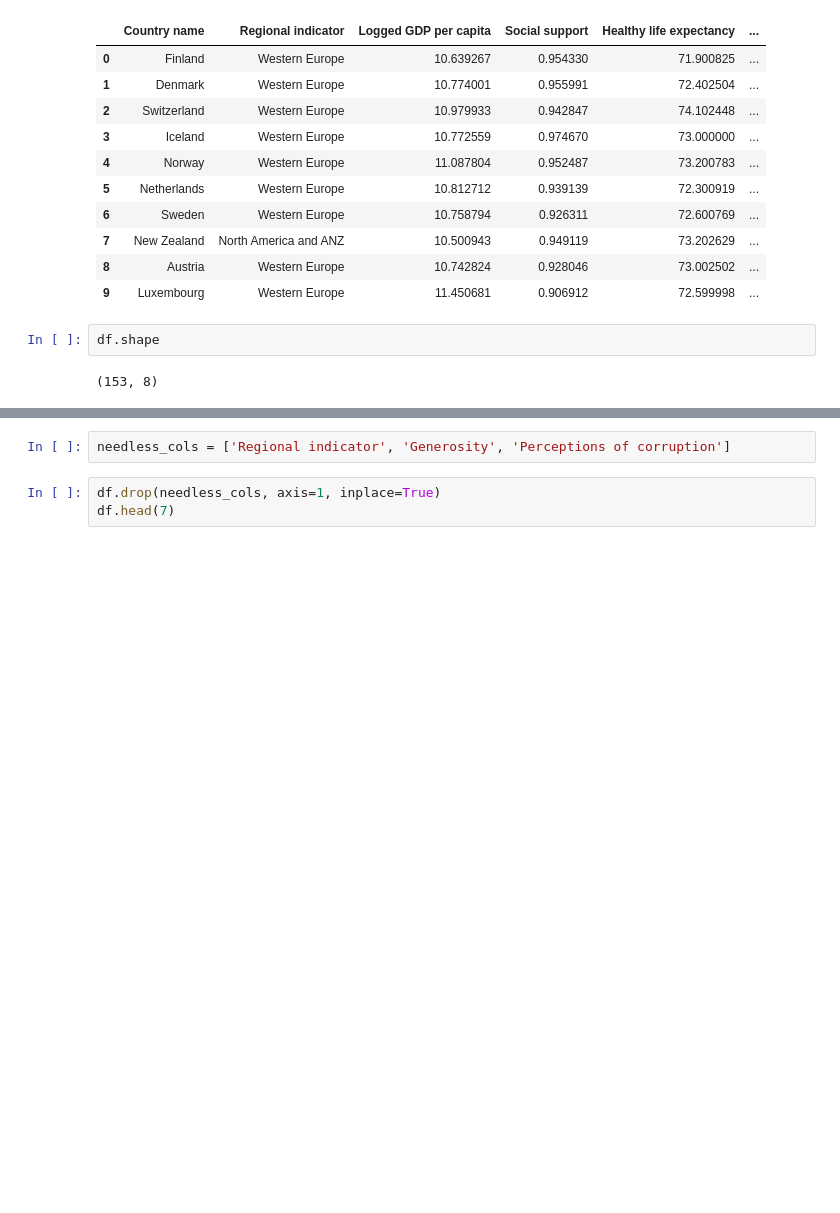
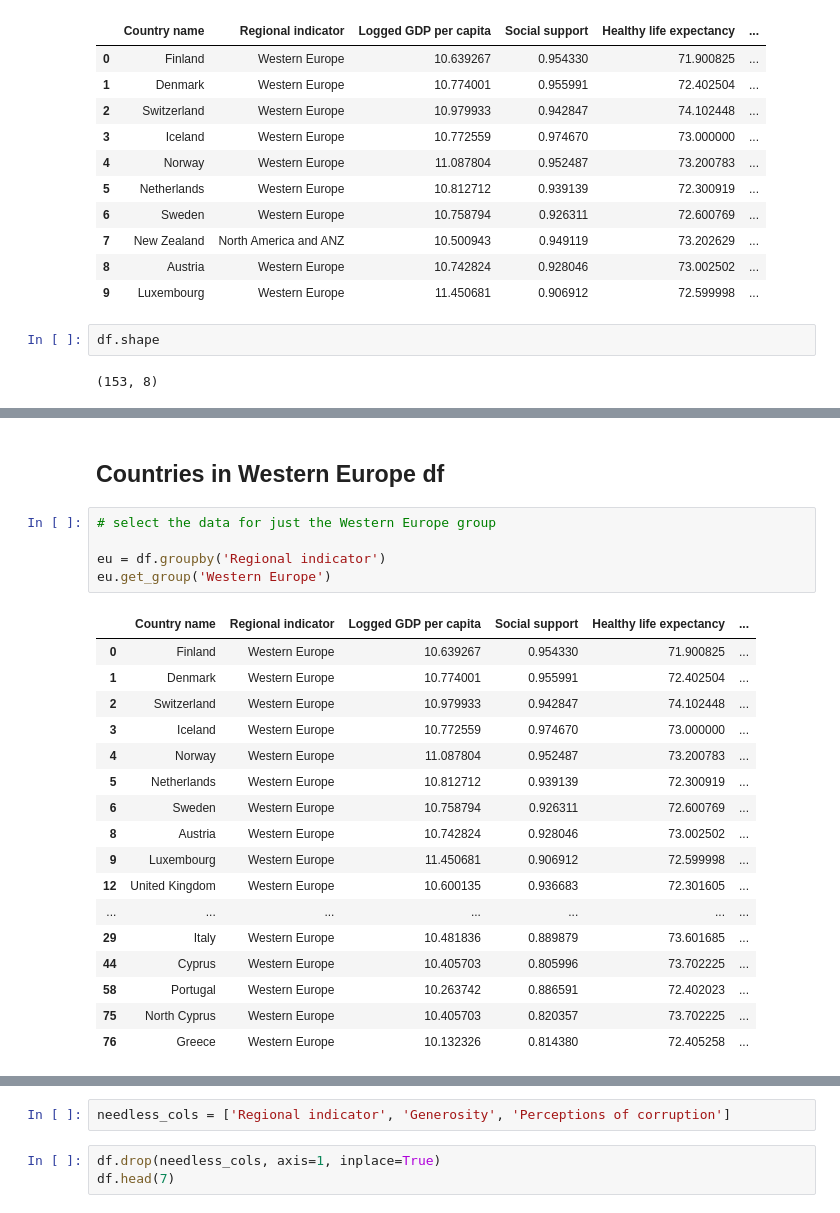
Before and after one commit to ngpshan/covid-19-world-happiness-report, a Jupyter notebook: covid19worldhappiness_report2020.ipynb, the cells around one changed output, grey strips where cells are left out. Saved outputs shown, nothing was run; the diff lists cells and outputs as text; blank space fills up the shorter version.

```diff
--- a/covid19worldhappiness_report2020.ipynb
+++ b/covid19worldhappiness_report2020.ipynb
@@ -26,0 +331,25 @@ df.shape
+# %% [markdown]
+## Countries in Western Europe df
+# %%
+# select the data for just the Western Europe group
+
+eu = df.groupby('Regional indicator')
+eu.get_group('Western Europe')
+# %% [output]
+|  | Country name | Regional indicator | Logged GDP per capita | Social support | Healthy life expectancy | ... |
+| 0 | Finland | Western Europe | 10.639267 | 0.954330 | 71.900825 | ... |
+| 1 | Denmark | Western Europe | 10.774001 | 0.955991 | 72.402504 | ... |
+| 2 | Switzerland | Western Europe | 10.979933 | 0.942847 | 74.102448 | ... |
+| 3 | Iceland | Western Europe | 10.772559 | 0.974670 | 73.000000 | ... |
+| 4 | Norway | Western Europe | 11.087804 | 0.952487 | 73.200783 | ... |
+| 5 | Netherlands | Western Europe | 10.812712 | 0.939139 | 72.300919 | ... |
+| 6 | Sweden | Western Europe | 10.758794 | 0.926311 | 72.600769 | ... |
+| 8 | Austria | Western Europe | 10.742824 | 0.928046 | 73.002502 | ... |
+| 9 | Luxembourg | Western Europe | 11.450681 | 0.906912 | 72.599998 | ... |
+| 12 | United Kingdom | Western Europe | 10.600135 | 0.936683 | 72.301605 | ... |
+| ... | ... | ... | ... | ... | ... | ... |
+| 29 | Italy | Western Europe | 10.481836 | 0.889879 | 73.601685 | ... |
+| 44 | Cyprus | Western Europe | 10.405703 | 0.805996 | 73.702225 | ... |
+| 58 | Portugal | Western Europe | 10.263742 | 0.886591 | 72.402023 | ... |
+| 75 | North Cyprus | Western Europe | 10.405703 | 0.820357 | 73.702225 | ... |
+| 76 | Greece | Western Europe | 10.132326 | 0.814380 | 72.405258 | ... |
```
Also changed, not shown: parts of 33 cells of this notebook.
